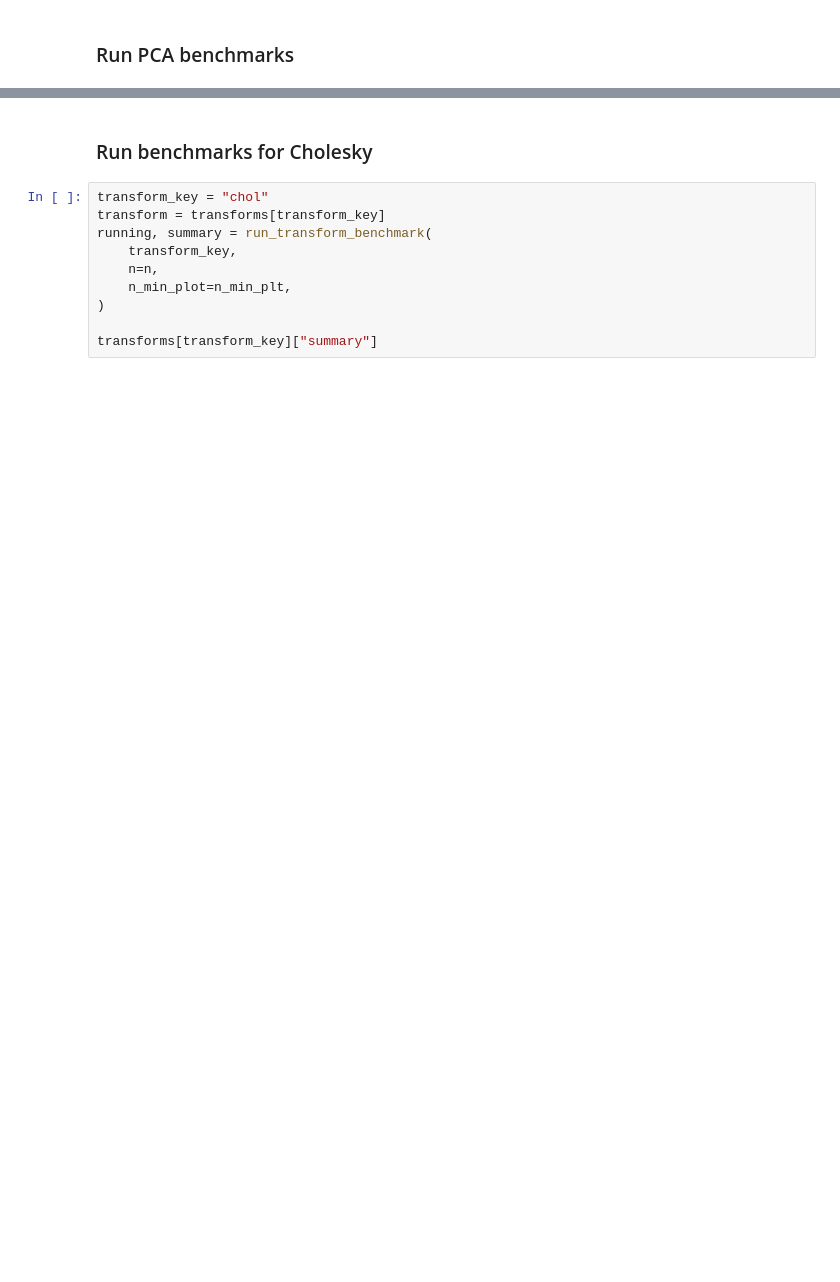
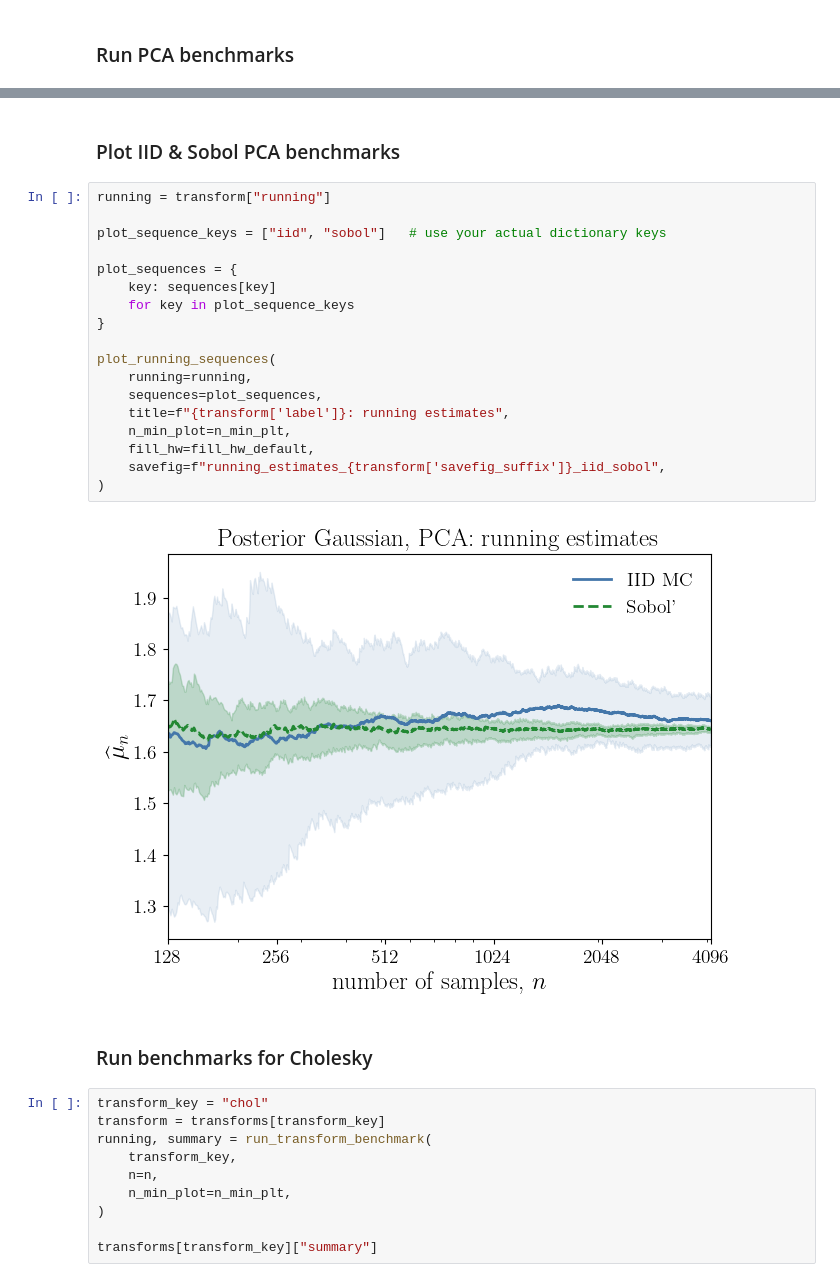
Before and after one commit to fjhickernell/MCQMC26, a Jupyter notebook: notebooks/MCQMC2026_UQ_Penalty_Example.ipynb, the cells around one changed output, grey strips where cells are left out. Cells and saved outputs as stored; diff of their text form; blank space fills up the shorter version.

```diff
--- a/notebooks/MCQMC2026_UQ_Penalty_Example.ipynb
+++ b/notebooks/MCQMC2026_UQ_Penalty_Example.ipynb
@@ -610,3 +610,25 @@ transforms[transform_key]["summary"]
+# %% [markdown]
+### Plot IID & Sobol PCA benchmarks
+# %%
+running = transform["running"]
+
+plot_sequence_keys = ["iid", "sobol"]   # use your actual dictionary keys
+
+plot_sequences = {
+    key: sequences[key]
+    for key in plot_sequence_keys
+}
+
+plot_running_sequences(
+    running=running,
+    sequences=plot_sequences,
+    title=f"{transform['label']}: running estimates",
+    n_min_plot=n_min_plt,
+    fill_hw=fill_hw_default,
+    savefig=f"running_estimates_{transform['savefig_suffix']}_iid_sobol",
+)
+# %% [output]
+[figure, added]
 # %% [markdown]
 ### Run benchmarks for Cholesky
 # %%
```
Also changed, not shown: parts of 7 cells of this notebook, 3 other files.
